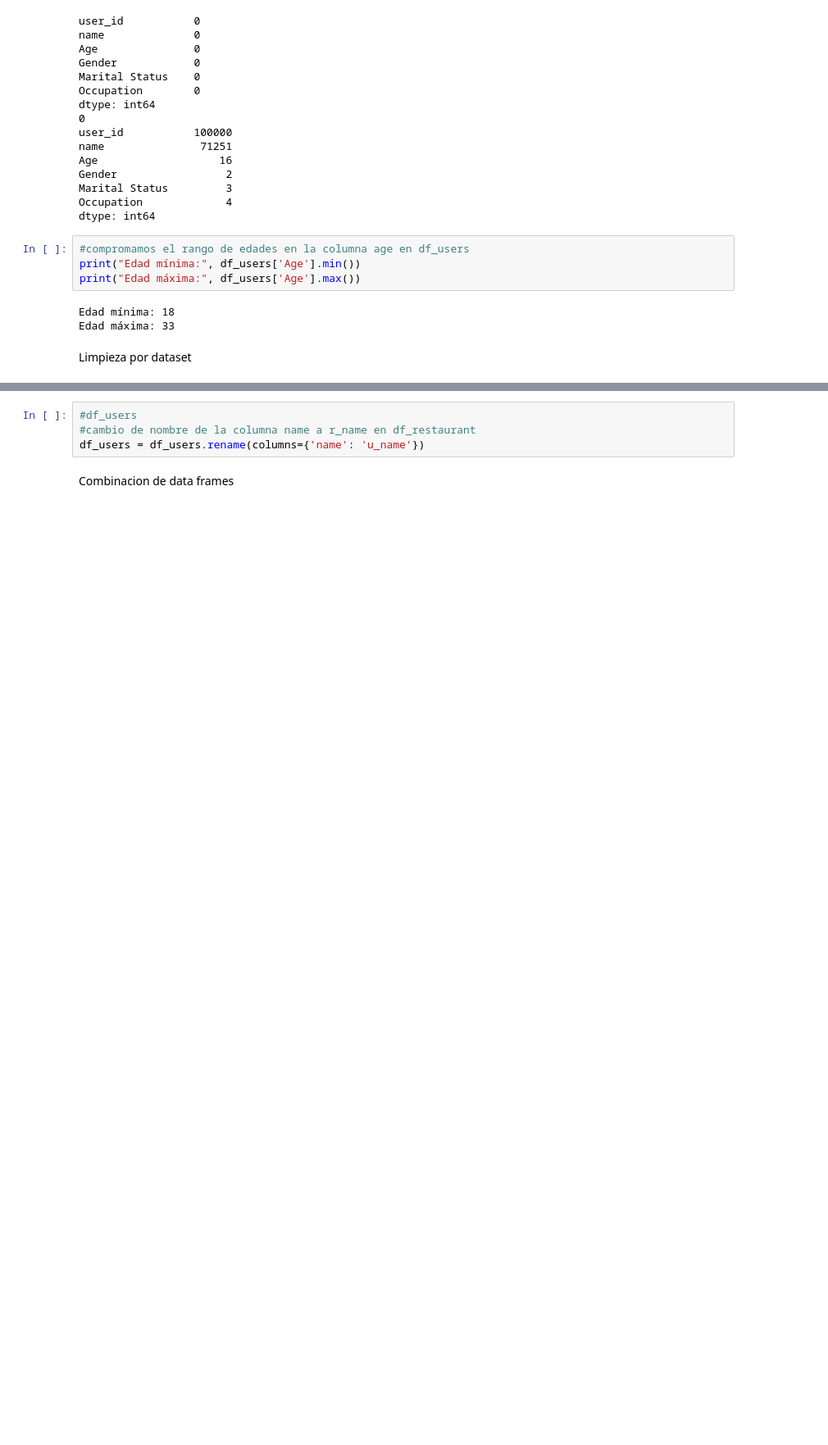
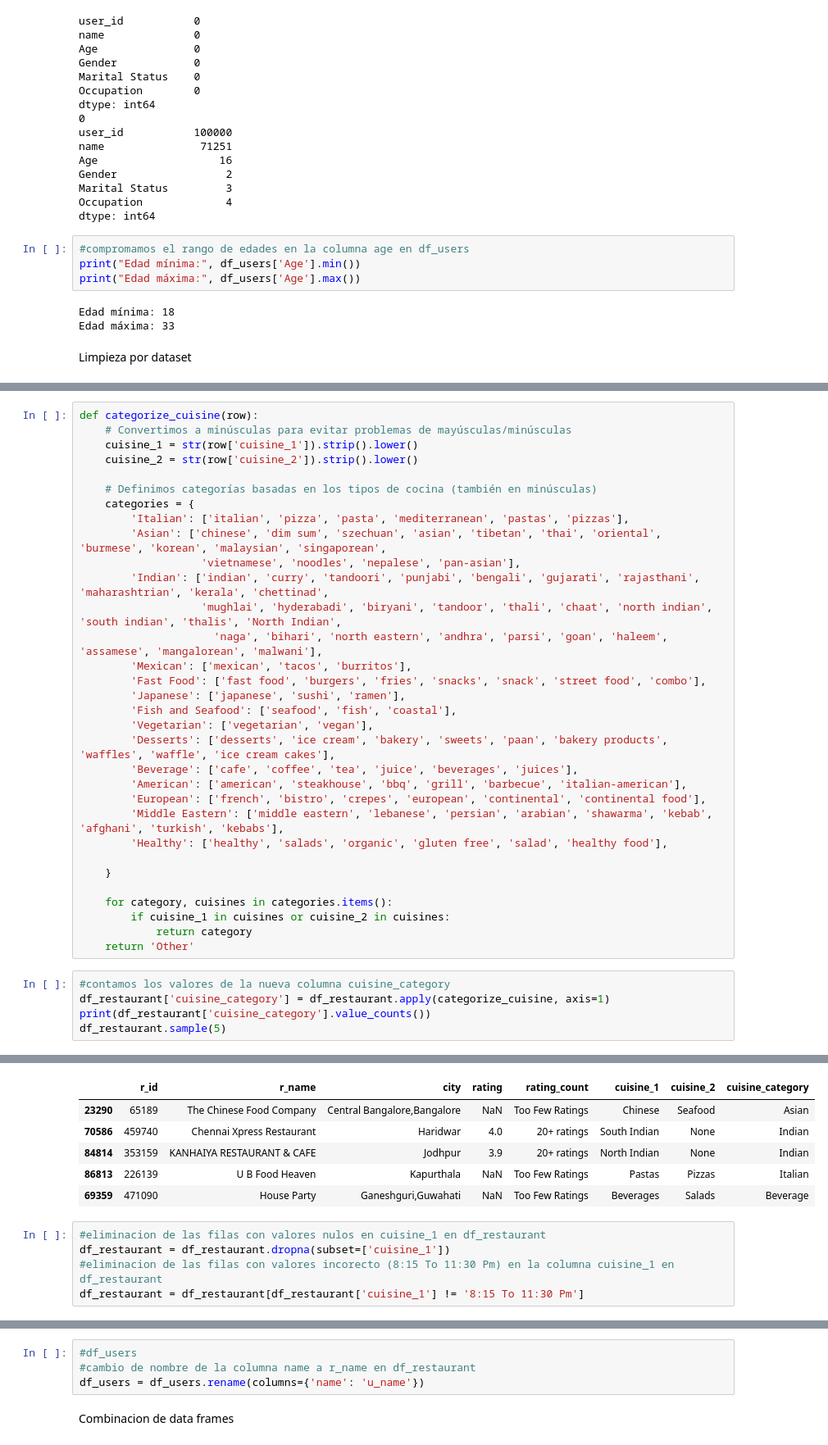
Before and after one commit to Sebastien732/Proyecto_final_EDA_dashboard, a Jupyter notebook: Notebook/exploracion.ipynb, the cells around one changed output, grey strips where cells are left out. Shown at 82% size. Saved outputs shown, nothing was run; the diff lists cells and outputs as text; blank space fills up the shorter version.

```diff
--- a/Notebook/exploracion.ipynb
+++ b/Notebook/exploracion.ipynb
@@ -515,0 +574,38 @@ memory usage: 7.9+ MB
+# %%
+def categorize_cuisine(row):
+    # Convertimos a minúsculas para evitar problemas de mayúsculas/minúsculas
+    cuisine_1 = str(row['cuisine_1']).strip().lower()
+    cuisine_2 = str(row['cuisine_2']).strip().lower()
+
+    # Definimos categorías basadas en los tipos de cocina (también en minúsculas)
+    categories = {
+        'Italian': ['italian', 'pizza', 'pasta', 'mediterranean', 'pastas', 'pizzas'],
+        'Asian': ['chinese', 'dim sum', 'szechuan', 'asian', 'tibetan', 'thai', 'oriental', 'burmese', 'korean', 'malaysian', 'singaporean',
+                   'vietnamese', 'noodles', 'nepalese', 'pan-asian'],
+        'Indian': ['indian', 'curry', 'tandoori', 'punjabi', 'bengali', 'gujarati', 'rajasthani', 'maharashtrian', 'kerala', 'chettinad',
+                   'mughlai', 'hyderabadi', 'biryani', 'tandoor', 'thali', 'chaat', 'north indian', 'south indian', 'thalis', 'North Indian',
+                     'naga', 'bihari', 'north eastern', 'andhra', 'parsi', 'goan', 'haleem', 'assamese', 'mangalorean', 'malwani'],
+        'Mexican': ['mexican', 'tacos', 'burritos'],
+        'Fast Food': ['fast food', 'burgers', 'fries', 'snacks', 'snack', 'street food', 'combo'],
+        'Japanese': ['japanese', 'sushi', 'ramen'],
+        'Fish and Seafood': ['seafood', 'fish', 'coastal'],
+        'Vegetarian': ['vegetarian', 'vegan'],
+        'Desserts': ['desserts', 'ice cream', 'bakery', 'sweets', 'paan', 'bakery products', 'waffles', 'waffle', 'ice cream cakes'],
+        'Beverage': ['cafe', 'coffee', 'tea', 'juice', 'beverages', 'juices'],
+        'American': ['american', 'steakhouse', 'bbq', 'grill', 'barbecue', 'italian-american'],
+        'European': ['french', 'bistro', 'crepes', 'european', 'continental', 'continental food'],
+        'Middle Eastern': ['middle eastern', 'lebanese', 'persian', 'arabian', 'shawarma', 'kebab', 'afghani', 'turkish', 'kebabs'],
+        'Healthy': ['healthy', 'salads', 'organic', 'gluten free', 'salad', 'healthy food'],
+
+    }
+
+    for category, cuisines in categories.items():
+        if cuisine_1 in cuisines or cuisine_2 in cuisines:
+            return category
+    return 'Other'
+# %%
+#contamos los valores de la nueva columna cuisine_category
+df_restaurant['cuisine_category'] = df_restaurant.apply(categorize_cuisine, axis=1)
+print(df_restaurant['cuisine_category'].value_counts())
+df_restaurant.sample(5)
+# %% [output]
@@ -515,0 +628,11 @@ memory usage: 7.9+ MB
+|  | r_id | r_name | city | rating | rating_count | cuisine_1 | cuisine_2 | cuisine_category |
+| 23290 | 65189 | The Chinese Food Company | Central Bangalore,Bangalore | NaN | Too Few Ratings | Chinese | Seafood | Asian |
+| 70586 | 459740 | Chennai Xpress Restaurant | Haridwar | 4.0 | 20+ ratings | South Indian | None | Indian |
+| 84814 | 353159 | KANHAIYA RESTAURANT & CAFE | Jodhpur | 3.9 | 20+ ratings | North Indian | None | Indian |
+| 86813 | 226139 | U B Food Heaven | Kapurthala | NaN | Too Few Ratings | Pastas | Pizzas | Italian |
+| 69359 | 471090 | House Party | Ganeshguri,Guwahati | NaN | Too Few Ratings | Beverages | Salads | Beverage |
+# %%
+#eliminacion de las filas con valores nulos en cuisine_1 en df_restaurant
+df_restaurant = df_restaurant.dropna(subset=['cuisine_1'])
+#eliminacion de las filas con valores incorecto (8:15 To 11:30 Pm) en la columna cuisine_1 en df_restaurant
+df_restaurant = df_restaurant[df_restaurant['cuisine_1'] != '8:15 To 11:30 Pm']
```
Also changed, not shown: parts of 19 cells of this notebook, 2 other files.
